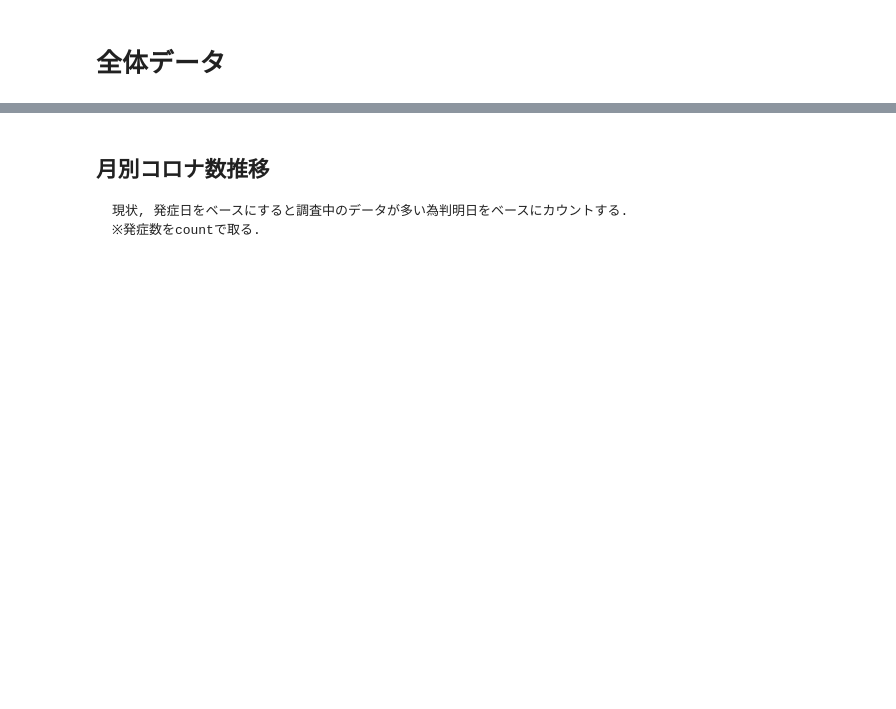
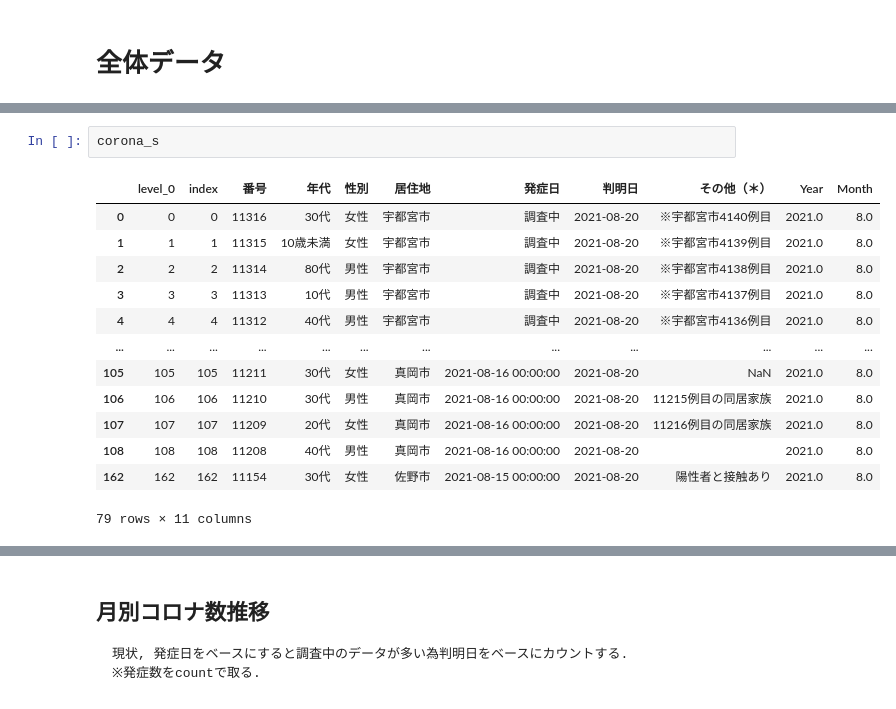
Before and after one commit to S-mishina/corona-bunseki, a Jupyter notebook: COVID.ipynb, the cells around one changed output, grey strips where cells are left out. Drawn from its saved outputs; the diff is of its cells as text; blank space fills up the shorter version.

```diff
--- a/COVID.ipynb
+++ b/COVID.ipynb
@@ -70,0 +78,16 @@ corona
+# %%
+corona_s
+# %% [output]
+|  | level_0 | index | 番号 | 年代 | 性別 | 居住地 | 発症日 | 判明日 | その他（＊） | Year | Month |
+| 0 | 0 | 0 | 11316 | 30代 | 女性 | 宇都宮市 | 調査中 | 2021-08-20 | ※宇都宮市4140例目 | 2021.0 | 8.0 |
+| 1 | 1 | 1 | 11315 | 10歳未満 | 女性 | 宇都宮市 | 調査中 | 2021-08-20 | ※宇都宮市4139例目 | 2021.0 | 8.0 |
+| 2 | 2 | 2 | 11314 | 80代 | 男性 | 宇都宮市 | 調査中 | 2021-08-20 | ※宇都宮市4138例目 | 2021.0 | 8.0 |
+| 3 | 3 | 3 | 11313 | 10代 | 男性 | 宇都宮市 | 調査中 | 2021-08-20 | ※宇都宮市4137例目 | 2021.0 | 8.0 |
+| 4 | 4 | 4 | 11312 | 40代 | 男性 | 宇都宮市 | 調査中 | 2021-08-20 | ※宇都宮市4136例目 | 2021.0 | 8.0 |
+| ... | ... | ... | ... | ... | ... | ... | ... | ... | ... | ... | ... |
+| 105 | 105 | 105 | 11211 | 30代 | 女性 | 真岡市 | 2021-08-16 00:00:00 | 2021-08-20 | NaN | 2021.0 | 8.0 |
+| 106 | 106 | 106 | 11210 | 30代 | 男性 | 真岡市 | 2021-08-16 00:00:00 | 2021-08-20 | 11215例目の同居家族 | 2021.0 | 8.0 |
+| 107 | 107 | 107 | 11209 | 20代 | 女性 | 真岡市 | 2021-08-16 00:00:00 | 2021-08-20 | 11216例目の同居家族 | 2021.0 | 8.0 |
+| 108 | 108 | 108 | 11208 | 40代 | 男性 | 真岡市 | 2021-08-16 00:00:00 | 2021-08-20 |  | 2021.0 | 8.0 |
+| 162 | 162 | 162 | 11154 | 30代 | 女性 | 佐野市 | 2021-08-15 00:00:00 | 2021-08-20 | 陽性者と接触あり | 2021.0 | 8.0 |
+79 rows × 11 columns
```
Also changed, not shown: parts of 25 cells of this notebook.
